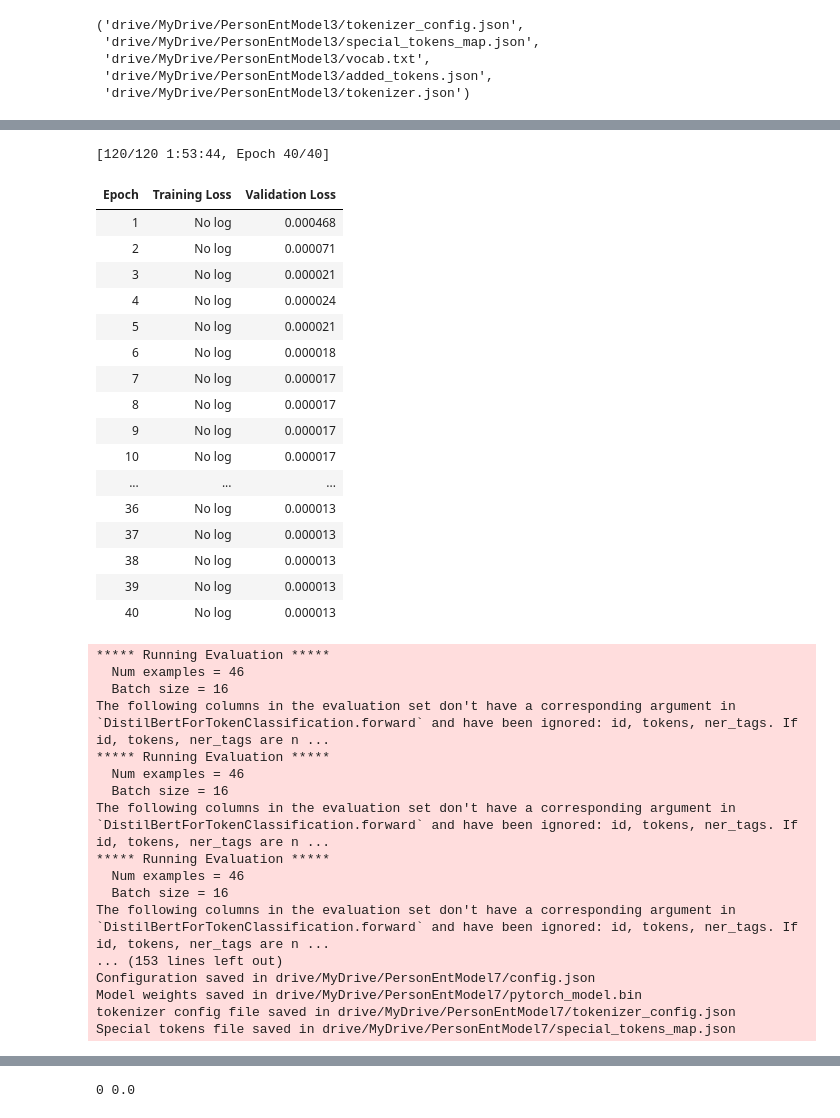
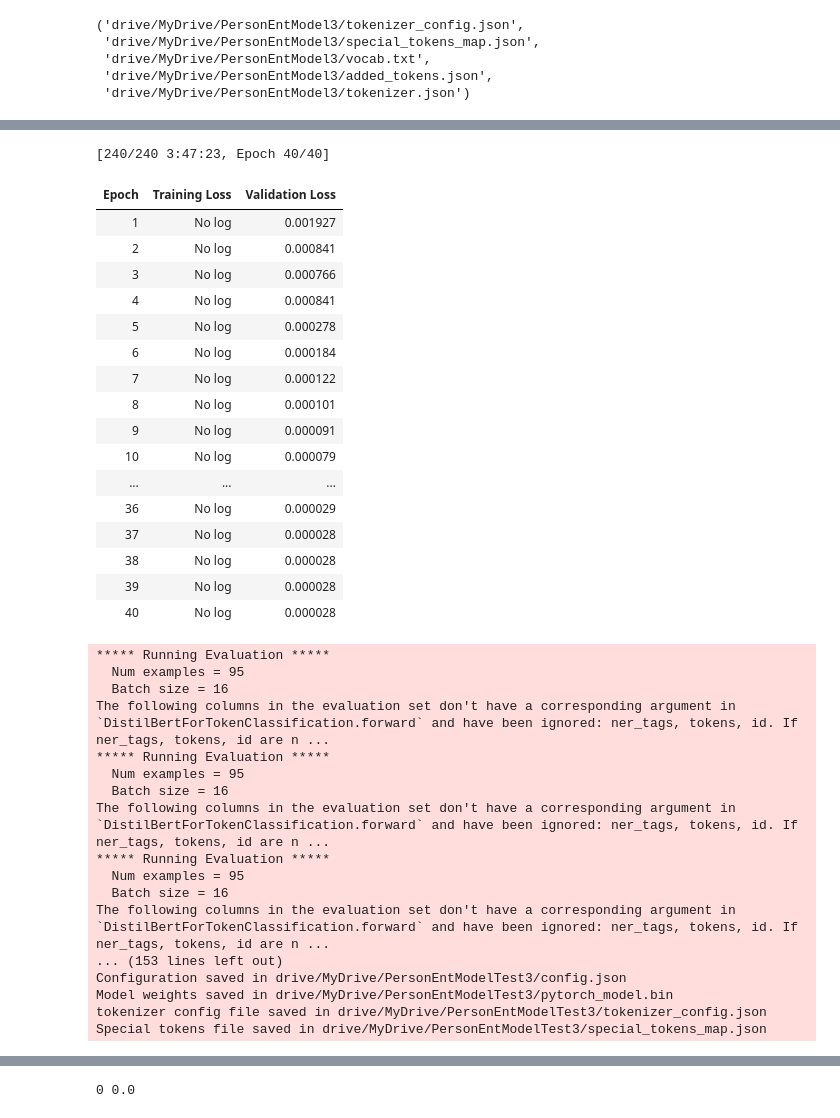
Before and after one commit to paraery/parsingResume, a Jupyter notebook: transformersModel.ipynb, the cells around one changed output, grey strips where cells are left out. Saved outputs shown, nothing was run; the diff lists cells and outputs as text; code cells hidden in the pictures.

```diff
--- a/transformersModel.ipynb
+++ b/transformersModel.ipynb
@@ -26,5 +24,5 @@ Requirement already satisfied: urllib3!=1.25.0,!=1.25.1,<1.26,>=1.21.1 in /usr/l
 from transformers import AutoTokenizer, AutoModelForTokenClassification
 from transformers import pipeline
 # %%
-tokenizer = AutoTokenizer.from_pretrained("distilbert-base-uncased")
-model = AutoModelForTokenClassification.from_pretrained("distilbert-base-uncased")
+tokenizer = AutoTokenizer.from_pretrained("distilbert-base-uncased-finetuned-sst-2-english")
+model = AutoModelForTokenClassification.from_pretrained("distilbert-base-uncased-finetuned-sst-2-english")
@@ -36,6 +36,6 @@ NameError: ignored
 # %%
 import pandas as pd
-df = pd.read_csv('drive/MyDrive/textfortraining7.csv')
+df = pd.read_csv('drive/MyDrive/textfortraining3.csv')
 # %%
 lstTxt = df['text'].values.tolist()
 # %% [markdown]
@@ -71,13 +71,3 @@ def get_tokens_with_entities(raw_text: str):
             tokens_with_entities.append((raw_token, "O"))
 
     return tokens_with_entities
-# %%
-from transformers import AutoTokenizer
-#tokenizer = AutoTokenizer.from_pretrained("distilbert-base-uncased")
-
-# note that I purposefully misspell Kathmandu to Kathamanduu
-sample_input = "I come from Kathmanduu valley,(location) [Nepal](location)"
-tokens, entities = list(zip(*get_tokens_with_entities(sample_input)))
-tokenized_input = tokenizer(tokens, is_split_into_words=True)
-print("Original tokens           : ", tokens)
-print("After subword tokenization: ", tokenizer.convert_ids_to_tokens(tokenized_input['input_ids']))
@@ -192,8 +209,8 @@ RuntimeError: ignored
 # %%
 from transformers import AutoTokenizer, DataCollatorForTokenClassification, AutoModelForTokenClassification, TrainingArguments, Trainer
 
-tokenizer = AutoTokenizer.from_pretrained("drive/MyDrive/PersonEntModel7")
-model = AutoModelForTokenClassification.from_pretrained("drive/MyDrive/PersonEntModel7")
+tokenizer = AutoTokenizer.from_pretrained("drive/MyDrive/PersonEntModelTest2")
+model = AutoModelForTokenClassification.from_pretrained("drive/MyDrive/PersonEntModelTest2")
 data_collator = DataCollatorForTokenClassification(tokenizer=tokenizer)
 # %%
 from google.colab import drive
@@ -217,7 +234,7 @@ training_args = TrainingArguments(
     per_device_train_batch_size=16,
     per_device_eval_batch_size=16,
     num_train_epochs=40,
-    weight_decay=0.01,
+    weight_decay=0.02,
 )
 
 train_ds = dm.as_hf_dataset(tokenizer=tokenizer)
@@ -232,7 +249,7 @@ trainer = Trainer(
 )
 
 trainer.train()
-model.save_pretrained("drive/MyDrive/PersonEntModel7")
-tokenizer.save_pretrained("drive/MyDrive/PersonEntModel7")
+model.save_pretrained("drive/MyDrive/PersonEntModelTest3")
+tokenizer.save_pretrained("drive/MyDrive/PersonEntModelTest3")
 # %% [output]
 ***** Running training *****
@@ -247,36 +264,36 @@ The following columns in the training set don't have a corresponding argument in
 You're using a DistilBertTokenizerFast tokenizer. Please note that with a fast tokenizer, using the `__call__` method is faster than using a method to encode the text followed by a call to the `pad` m ...
-[120/120 1:53:44, Epoch 40/40]
+[240/240 3:47:23, Epoch 40/40]
 | Epoch | Training Loss | Validation Loss |
-| 1 | No log | 0.000468 |
-| 2 | No log | 0.000071 |
-| 3 | No log | 0.000021 |
-| 4 | No log | 0.000024 |
-| 5 | No log | 0.000021 |
-| 6 | No log | 0.000018 |
-| 7 | No log | 0.000017 |
-| 8 | No log | 0.000017 |
-| 9 | No log | 0.000017 |
-| 10 | No log | 0.000017 |
+| 1 | No log | 0.001927 |
+| 2 | No log | 0.000841 |
+| 3 | No log | 0.000766 |
+| 4 | No log | 0.000841 |
+| 5 | No log | 0.000278 |
+| 6 | No log | 0.000184 |
+| 7 | No log | 0.000122 |
+| 8 | No log | 0.000101 |
+| 9 | No log | 0.000091 |
+| 10 | No log | 0.000079 |
 | ... | ... | ... |
-| 36 | No log | 0.000013 |
-| 37 | No log | 0.000013 |
-| 38 | No log | 0.000013 |
-| 39 | No log | 0.000013 |
-| 40 | No log | 0.000013 |
+| 36 | No log | 0.000029 |
+| 37 | No log | 0.000028 |
+| 38 | No log | 0.000028 |
+| 39 | No log | 0.000028 |
+| 40 | No log | 0.000028 |
 ***** Running Evaluation *****
-  Num examples = 46
+  Num examples = 95
   Batch size = 16
-The following columns in the evaluation set don't have a corresponding argument in `DistilBertForTokenClassification.forward` and have been ignored: id, tokens, ner_tags. If id, tokens, ner_tags are n ...
+The following columns in the evaluation set don't have a corresponding argument in `DistilBertForTokenClassification.forward` and have been ignored: ner_tags, tokens, id. If ner_tags, tokens, id are n ...
 ***** Running Evaluation *****
-  Num examples = 46
+  Num examples = 95
   Batch size = 16
-The following columns in the evaluation set don't have a corresponding argument in `DistilBertForTokenClassification.forward` and have been ignored: id, tokens, ner_tags. If id, tokens, ner_tags are n ...
+The following columns in the evaluation set don't have a corresponding argument in `DistilBertForTokenClassification.forward` and have been ignored: ner_tags, tokens, id. If ner_tags, tokens, id are n ...
 ***** Running Evaluation *****
-  Num examples = 46
+  Num examples = 95
   Batch size = 16
-The following columns in the evaluation set don't have a corresponding argument in `DistilBertForTokenClassification.forward` and have been ignored: id, tokens, ner_tags. If id, tokens, ner_tags are n ...
+The following columns in the evaluation set don't have a corresponding argument in `DistilBertForTokenClassification.forward` and have been ignored: ner_tags, tokens, id. If ner_tags, tokens, id are n ...
 ... (153 lines left out)
-Configuration saved in drive/MyDrive/PersonEntModel7/config.json
-Model weights saved in drive/MyDrive/PersonEntModel7/pytorch_model.bin
-tokenizer config file saved in drive/MyDrive/PersonEntModel7/tokenizer_config.json
-Special tokens file saved in drive/MyDrive/PersonEntModel7/special_tokens_map.json
+Configuration saved in drive/MyDrive/PersonEntModelTest3/config.json
+Model weights saved in drive/MyDrive/PersonEntModelTest3/pytorch_model.bin
+tokenizer config file saved in drive/MyDrive/PersonEntModelTest3/tokenizer_config.json
+Special tokens file saved in drive/MyDrive/PersonEntModelTest3/special_tokens_map.json
```
Also changed, not shown: parts of 13 cells of this notebook.
